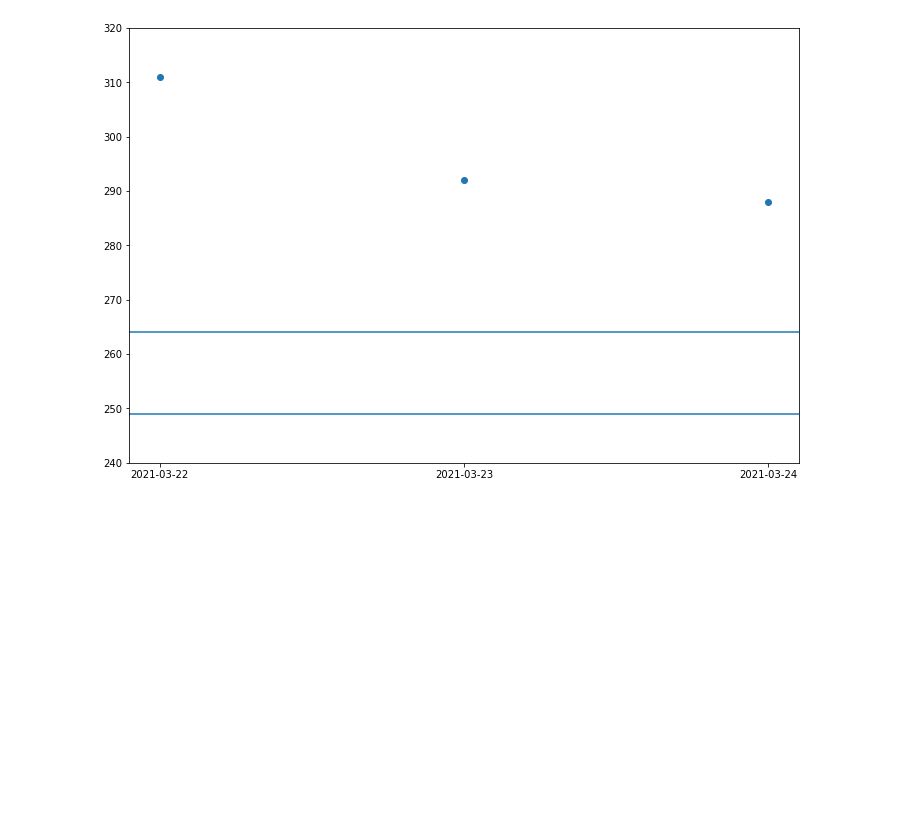
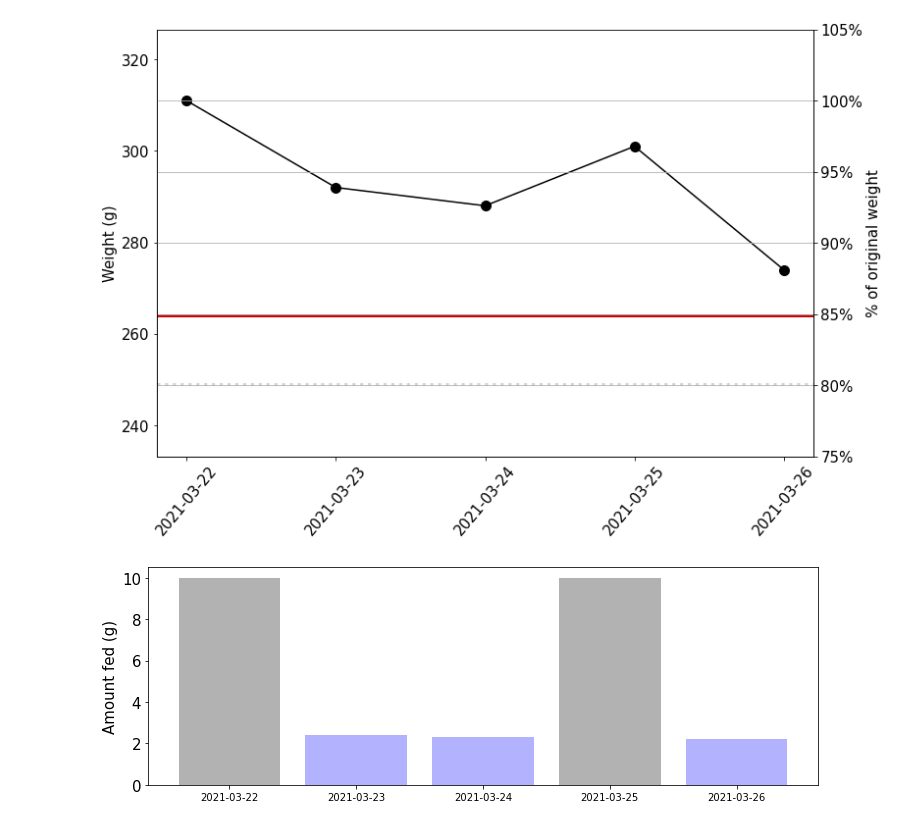
Before and after one commit to shauryagoyall/Andrea-Data, a Jupyter notebook: Weight_JC257.ipynb, the cells around one changed output. Cells and saved outputs as stored; diff of their text form; code cells hidden in the pictures; blank space fills up the shorter version.

Commit message:
updated weight and formatting, plotted amount fed

```diff
--- a/Weight_JC257.ipynb
+++ b/Weight_JC257.ipynb
@@ -8,29 +9,59 @@ weight_JC257 = [
     311,
     292,
     288,
+    301,
+    274,
 ]
 
 date_JC257 = [
     datetime.date(2021, 3, 22),
     datetime.date(2021, 3, 23),
     datetime.date(2021, 3, 24),
+    datetime.date(2021, 3, 25),
+    datetime.date(2021, 3, 26),
 ]
 
 days = mdates.DayLocator() # find every day
 
 amountfed_JC257 = [
-    np.nan,
+    10,
     2.4,
     2.3,
+    10,
+    2.2,
 ]
-# %%
-fig, ax = plt.subplots(figsize=(12,8))
-ax.scatter(date_JC257, weight_JC257)
-ax.axhline(264)
-ax.axhline(249)
-ax.set_ylim(240, 320)
-ax.xaxis.set_major_locator(days) # set ticks to plot each day
-
-# plt.show()
-# %% [output]
-[figure, removed]
+# %%
+fig, ax = plt.subplots(figsize=(12,8))
+ax.plot(date_JC257, weight_JC257, marker='o', markersize=10, color="black")
+# ax.plot(weight_JC257)
+ax.axhline(264, color='#cc0000', linewidth='3')
+ax.axhline(249, color='#a6a6a6', linewidth='3', linestyle=':', alpha=0.5)
+# ax.set_ylim(240, 320)
+ax.set_ylim(233.25, 326.55)
+# ax.set_xlabel("Date", fontsize=15)
+ax.set_ylabel("Weight (g)", fontsize=15)
+ax.tick_params(axis='x', labelsize=15, rotation=50)
+ax.tick_params(axis='y', labelsize=15)
+ax.xaxis.set_major_locator(days) # set ticks to plot each day
+
+ax2 = ax.twinx()
+ax2.set_ylabel("% of original weight", fontsize=15)
+ax2.set_ylim(75, 105)
+ax2.tick_params(axis='y', labelsize=15)
+fmt = '%.0f%%'
+yticks = mtick.FormatStrFormatter(fmt)
+ax2.yaxis.set_major_formatter(yticks)
+
+ax2.yaxis.grid()
+
+plt.show()
+# plt.savefig("Weight_JC257.jpg")
+
+fig2, ax = plt.subplots(figsize=(12,4))
+ax.bar(date_JC257, amountfed_JC257, alpha=0.3, color=('k','b','b','k','b'))
+ax.set_ylabel("Amount fed (g)", fontsize=15)
+ax.tick_params(axis='y', labelsize=15)
+plt.show()
+# %% [output]
+[figure, added]
+[figure, added]
```
Also changed, not shown: parts of 1 cell of this notebook, 2 other files.
